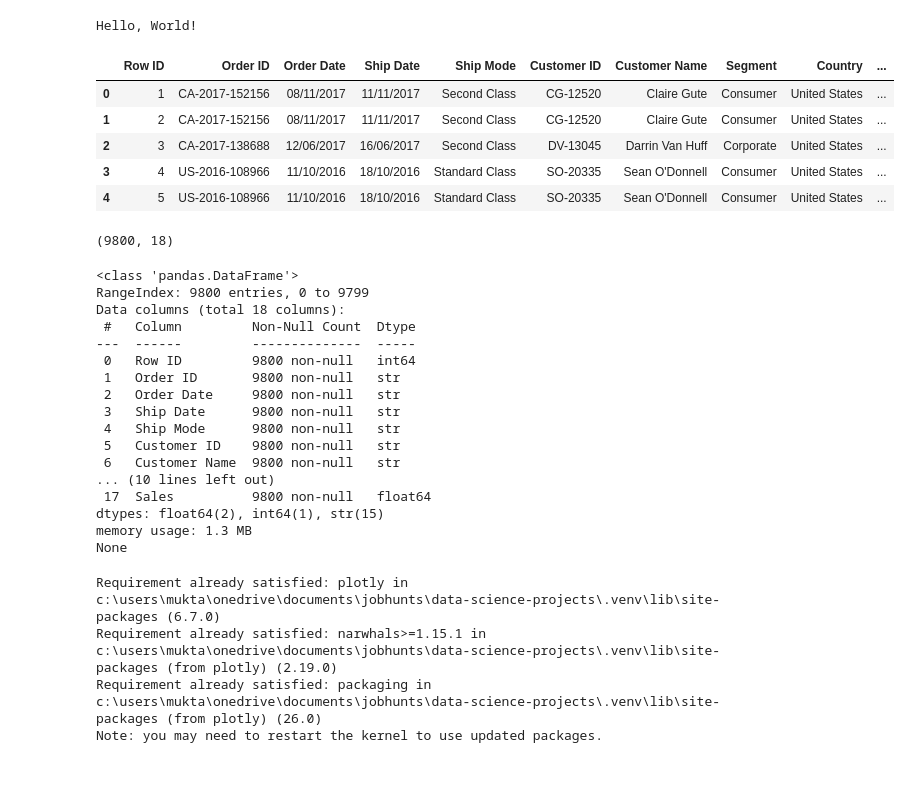
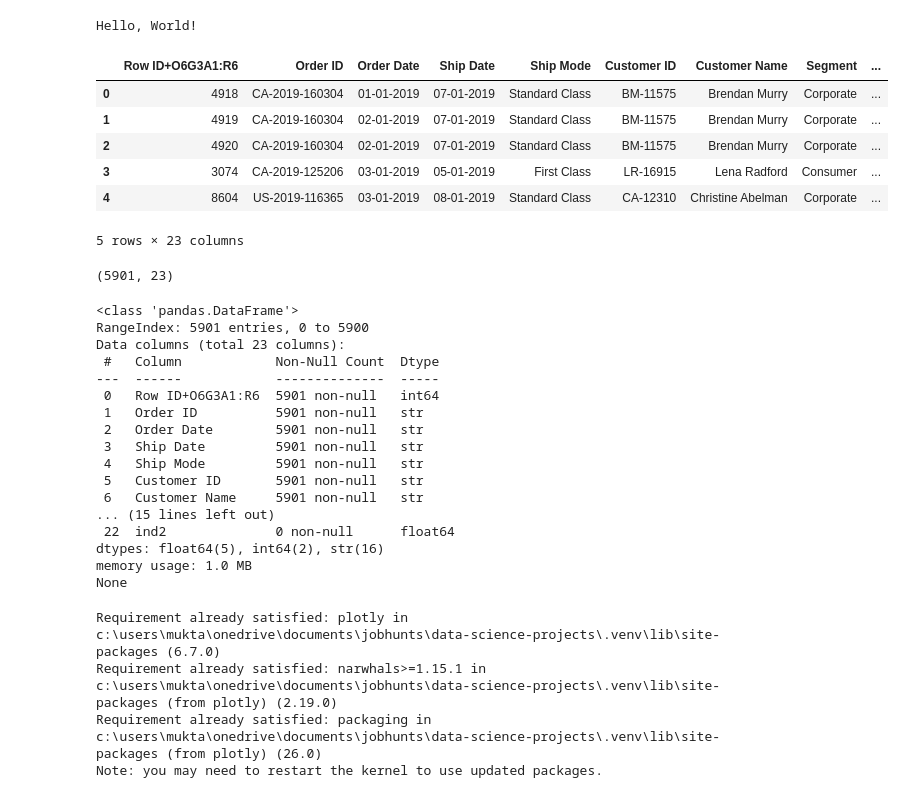
Before and after one commit to shy942/ml-projects-portfolio, a Jupyter notebook: dashboard-project/dashboard.ipynb, the cells around one changed output. Cells and saved outputs as stored; diff of their text form; code cells hidden in the pictures.

```diff
--- a/dashboard-project/dashboard.ipynb
+++ b/dashboard-project/dashboard.ipynb
@@ -5,40 +5,41 @@ print("Hello, World!")
 Hello, World!
 # %%
 # Load the data
-df = pd.read_csv('../data/superstore.csv')
+df = pd.read_csv('../data/superStore_sales_dataset.csv')
 df.head()
 # %% [output]
-|  | Row ID | Order ID | Order Date | Ship Date | Ship Mode | Customer ID | Customer Name | Segment | Country | ... |
-| 0 | 1 | CA-2017-152156 | 08/11/2017 | 11/11/2017 | Second Class | CG-12520 | Claire Gute | Consumer | United States | ... |
-| 1 | 2 | CA-2017-152156 | 08/11/2017 | 11/11/2017 | Second Class | CG-12520 | Claire Gute | Consumer | United States | ... |
-| 2 | 3 | CA-2017-138688 | 12/06/2017 | 16/06/2017 | Second Class | DV-13045 | Darrin Van Huff | Corporate | United States | ... |
-| 3 | 4 | US-2016-108966 | 11/10/2016 | 18/10/2016 | Standard Class | SO-20335 | Sean O'Donnell | Consumer | United States | ... |
-| 4 | 5 | US-2016-108966 | 11/10/2016 | 18/10/2016 | Standard Class | SO-20335 | Sean O'Donnell | Consumer | United States | ... |
+|  | Row ID+O6G3A1:R6 | Order ID | Order Date | Ship Date | Ship Mode | Customer ID | Customer Name | Segment | ... |
+| 0 | 4918 | CA-2019-160304 | 01-01-2019 | 07-01-2019 | Standard Class | BM-11575 | Brendan Murry | Corporate | ... |
+| 1 | 4919 | CA-2019-160304 | 02-01-2019 | 07-01-2019 | Standard Class | BM-11575 | Brendan Murry | Corporate | ... |
+| 2 | 4920 | CA-2019-160304 | 02-01-2019 | 07-01-2019 | Standard Class | BM-11575 | Brendan Murry | Corporate | ... |
+| 3 | 3074 | CA-2019-125206 | 03-01-2019 | 05-01-2019 | First Class | LR-16915 | Lena Radford | Consumer | ... |
+| 4 | 8604 | US-2019-116365 | 03-01-2019 | 08-01-2019 | Standard Class | CA-12310 | Christine Abelman | Corporate | ... |
+5 rows × 23 columns
 # %%
 # Display the shape of the DataFrame
 df.shape
 # %% [output]
-(9800, 18)
+(5901, 23)
 # %%
 # Display the summary information about the DataFrame
 print(df.info())
 # %% [output]
 <class 'pandas.DataFrame'>
-RangeIndex: 9800 entries, 0 to 9799
-Data columns (total 18 columns):
- #   Column         Non-Null Count  Dtype
----  ------         --------------  -----
- 0   Row ID         9800 non-null   int64
- 1   Order ID       9800 non-null   str
- 2   Order Date     9800 non-null   str
- 3   Ship Date      9800 non-null   str
- 4   Ship Mode      9800 non-null   str
- 5   Customer ID    9800 non-null   str
- 6   Customer Name  9800 non-null   str
-... (10 lines left out)
- 17  Sales          9800 non-null   float64
-dtypes: float64(2), int64(1), str(15)
-memory usage: 1.3 MB
+RangeIndex: 5901 entries, 0 to 5900
+Data columns (total 23 columns):
+ #   Column            Non-Null Count  Dtype
+---  ------            --------------  -----
+ 0   Row ID+O6G3A1:R6  5901 non-null   int64
+ 1   Order ID          5901 non-null   str
+ 2   Order Date        5901 non-null   str
+ 3   Ship Date         5901 non-null   str
+ 4   Ship Mode         5901 non-null   str
+ 5   Customer ID       5901 non-null   str
+ 6   Customer Name     5901 non-null   str
+... (15 lines left out)
+ 22  ind2              0 non-null      float64
+dtypes: float64(5), int64(2), str(16)
+memory usage: 1.0 MB
 None
 # %%
 pip install plotly
```
Also changed, not shown: parts of 1 cell of this notebook.
